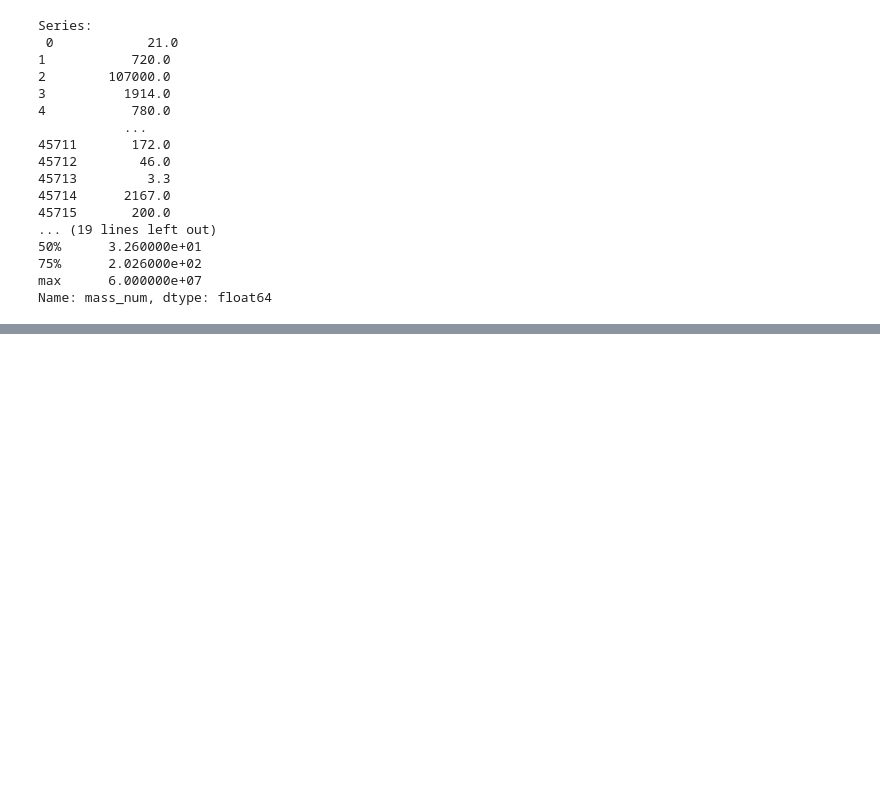
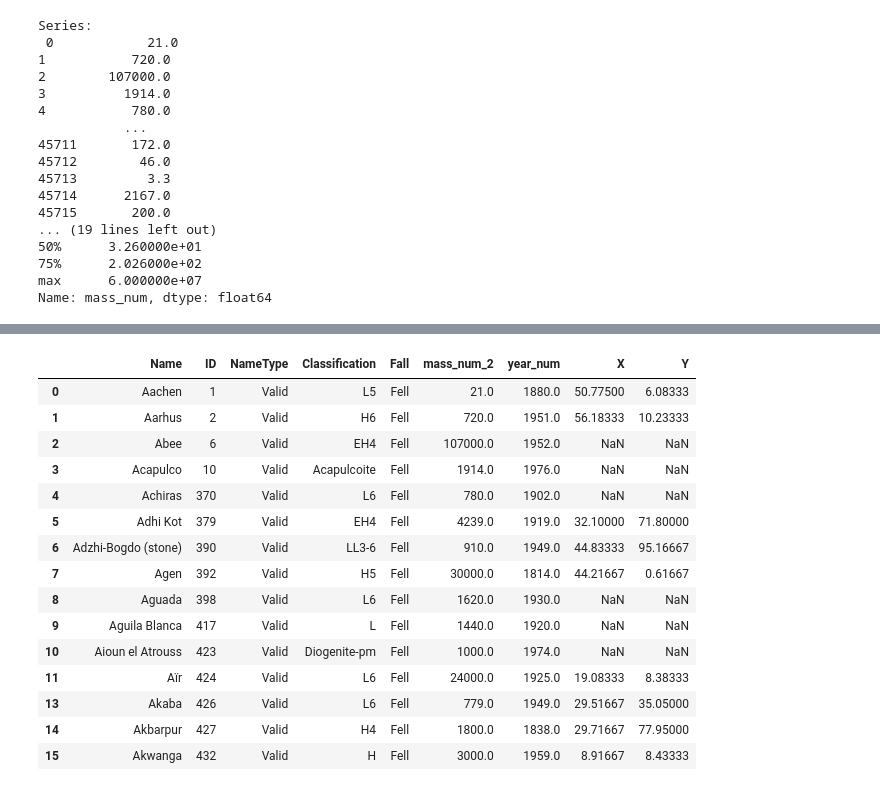
Before and after one commit to aBDULQADARmANASAWALA/AbdulqadarManasawala_techai_tasks, a Jupyter notebook: Abdulqadar_TechAI_Task_2.ipynb, the cells around one changed output, grey strips where cells are left out. Drawn from its saved outputs; the diff is of its cells as text; code cells hidden in the pictures; blank space fills up the shorter version.

```diff
--- a/Abdulqadar_TechAI_Task_2.ipynb
+++ b/Abdulqadar_TechAI_Task_2.ipynb
@@ -92,0 +99,3 @@ Name: mass_num, dtype: float64
+# %%
+df['mass_num_2'] = df[df['mass_num']!=0]['mass_num']
+df['mass_num_2'].describe()
@@ -92,0 +112,2 @@ Name: mass_num, dtype: float64
+# %%
+df.drop(columns=['mass_num'], inplace=True)
@@ -121,0 +206,20 @@ Name: year_num, Length: 45716, dtype: float64
+# %%
+df.drop(columns=['Mass', '__mass_1__', '__mass_2__', 'Year', '__year_1__', '__year_2__', 'Coordinates'], inplace=True)
+df.head(15)
+# %% [output]
+|  | Name | ID | NameType | Classification | Fall | mass_num_2 | year_num | X | Y |
+| 0 | Aachen | 1 | Valid | L5 | Fell | 21.0 | 1880.0 | 50.77500 | 6.08333 |
+| 1 | Aarhus | 2 | Valid | H6 | Fell | 720.0 | 1951.0 | 56.18333 | 10.23333 |
+| 2 | Abee | 6 | Valid | EH4 | Fell | 107000.0 | 1952.0 | NaN | NaN |
+| 3 | Acapulco | 10 | Valid | Acapulcoite | Fell | 1914.0 | 1976.0 | NaN | NaN |
+| 4 | Achiras | 370 | Valid | L6 | Fell | 780.0 | 1902.0 | NaN | NaN |
+| 5 | Adhi Kot | 379 | Valid | EH4 | Fell | 4239.0 | 1919.0 | 32.10000 | 71.80000 |
+| 6 | Adzhi-Bogdo (stone) | 390 | Valid | LL3-6 | Fell | 910.0 | 1949.0 | 44.83333 | 95.16667 |
+| 7 | Agen | 392 | Valid | H5 | Fell | 30000.0 | 1814.0 | 44.21667 | 0.61667 |
+| 8 | Aguada | 398 | Valid | L6 | Fell | 1620.0 | 1930.0 | NaN | NaN |
+| 9 | Aguila Blanca | 417 | Valid | L | Fell | 1440.0 | 1920.0 | NaN | NaN |
+| 10 | Aioun el Atrouss | 423 | Valid | Diogenite-pm | Fell | 1000.0 | 1974.0 | NaN | NaN |
+| 11 | Aïr | 424 | Valid | L6 | Fell | 24000.0 | 1925.0 | 19.08333 | 8.38333 |
+| 13 | Akaba | 426 | Valid | L6 | Fell | 779.0 | 1949.0 | 29.51667 | 35.05000 |
+| 14 | Akbarpur | 427 | Valid | H4 | Fell | 1800.0 | 1838.0 | 29.71667 | 77.95000 |
+| 15 | Akwanga | 432 | Valid | H | Fell | 3000.0 | 1959.0 | 8.91667 | 8.43333 |
```
Also changed, not shown: parts of 29 cells of this notebook.
